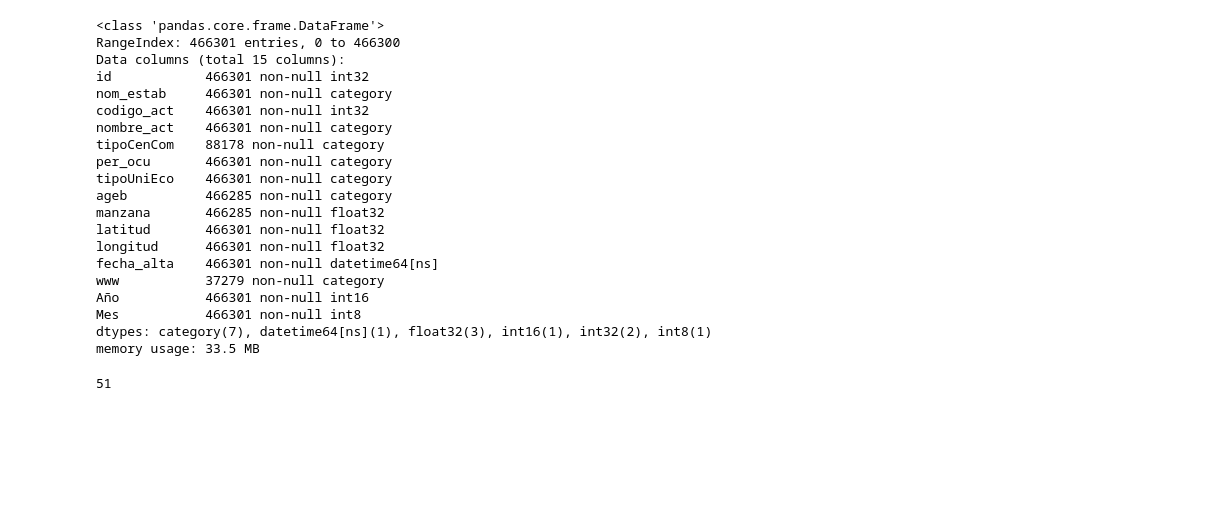
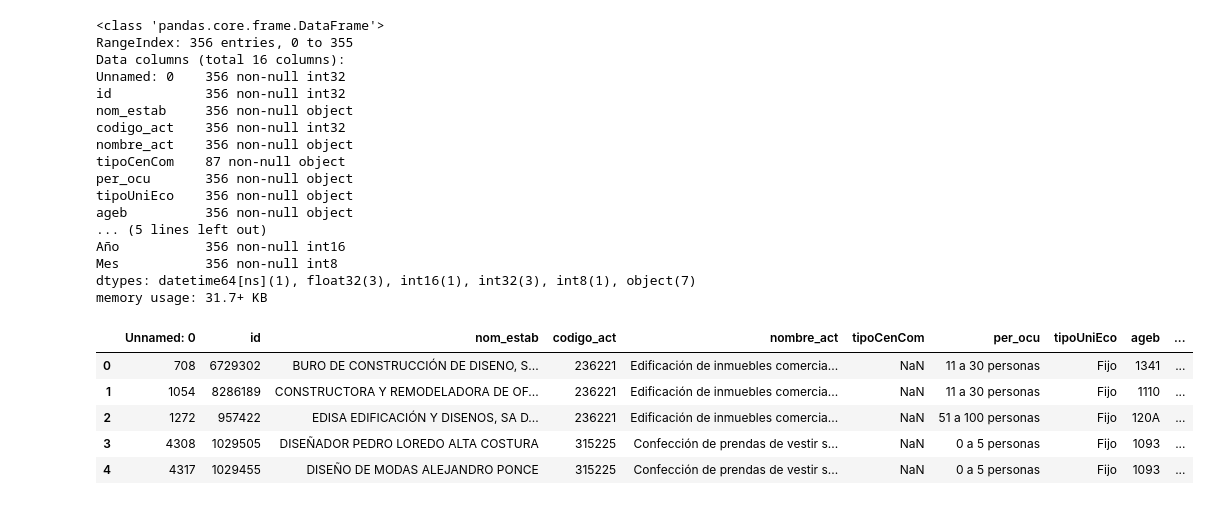
Before and after one commit to rogerzadi/Instant_Business_Analysis, a Jupyter notebook: Modelo supervivencia.ipynb, the cells around one changed output. Saved outputs shown, nothing was run; the diff lists cells and outputs as text; code cells hidden in the pictures; blank space fills up the shorter version.

```diff
--- a/Modelo supervivencia.ipynb
+++ b/Modelo supervivencia.ipynb
@@ -101,35 +59,36 @@ info.head()
-# %%
-info.info()
-# %% [output]
-<class 'pandas.core.frame.DataFrame'>
-RangeIndex: 466301 entries, 0 to 466300
-Data columns (total 15 columns):
-id            466301 non-null int32
-nom_estab     466301 non-null category
-codigo_act    466301 non-null int32
-nombre_act    466301 non-null category
-tipoCenCom    88178 non-null category
-per_ocu       466301 non-null category
-tipoUniEco    466301 non-null category
-ageb          466285 non-null category
-manzana       466285 non-null float32
-latitud       466301 non-null float32
-longitud      466301 non-null float32
-fecha_alta    466301 non-null datetime64[ns]
-www           37279 non-null category
-Año           466301 non-null int16
-Mes           466301 non-null int8
-dtypes: category(7), datetime64[ns](1), float32(3), int16(1), int32(2), int8(1)
-memory usage: 33.5 MB
 # %%
 empresas=data.Id
 len(empresas)
 d=info[info["id"].isin(empresas)]
 d.reset_index(drop=True,inplace=True)
+d.info()
+d["manzana"]=d.manzana.astype(int)
+d["clave"]=d["ageb"].astype(str) + "-" + d["manzana"].astype(str)
 d.head()
-len(d)
 # %% [output]
-51
+<class 'pandas.core.frame.DataFrame'>
+RangeIndex: 356 entries, 0 to 355
+Data columns (total 16 columns):
+Unnamed: 0    356 non-null int32
+id            356 non-null int32
+nom_estab     356 non-null object
+codigo_act    356 non-null int32
+nombre_act    356 non-null object
+tipoCenCom    87 non-null object
+per_ocu       356 non-null object
+tipoUniEco    356 non-null object
+ageb          356 non-null object
+... (5 lines left out)
+Año           356 non-null int16
+Mes           356 non-null int8
+dtypes: datetime64[ns](1), float32(3), int16(1), int32(3), int8(1), object(7)
+memory usage: 31.7+ KB
+|  | Unnamed: 0 | id | nom_estab | codigo_act | nombre_act | tipoCenCom | per_ocu | tipoUniEco | ageb | ... |
+| 0 | 708 | 6729302 | BURO DE CONSTRUCCIÓN DE DISENO, S... | 236221 | Edificación de inmuebles comercia... | NaN | 11 a 30 personas | Fijo | 1341 | ... |
+| 1 | 1054 | 8286189 | CONSTRUCTORA Y REMODELADORA DE OF... | 236221 | Edificación de inmuebles comercia... | NaN | 11 a 30 personas | Fijo | 1110 | ... |
+| 2 | 1272 | 957422 | EDISA EDIFICACIÓN Y DISENOS, SA D... | 236221 | Edificación de inmuebles comercia... | NaN | 51 a 100 personas | Fijo | 120A | ... |
+| 3 | 4308 | 1029505 | DISEÑADOR PEDRO LOREDO ALTA COSTURA | 315225 | Confección de prendas de vestir s... | NaN | 0 a 5 personas | Fijo | 1093 | ... |
+| 4 | 4317 | 1029455 | DISEÑO DE MODAS ALEJANDRO PONCE | 315225 | Confección de prendas de vestir s... | NaN | 0 a 5 personas | Fijo | 1093 | ... |
 # %%
 llat=list(d.latitud)
 llong=list(d.longitud)
```
Also changed, not shown: parts of 20 cells of this notebook.
